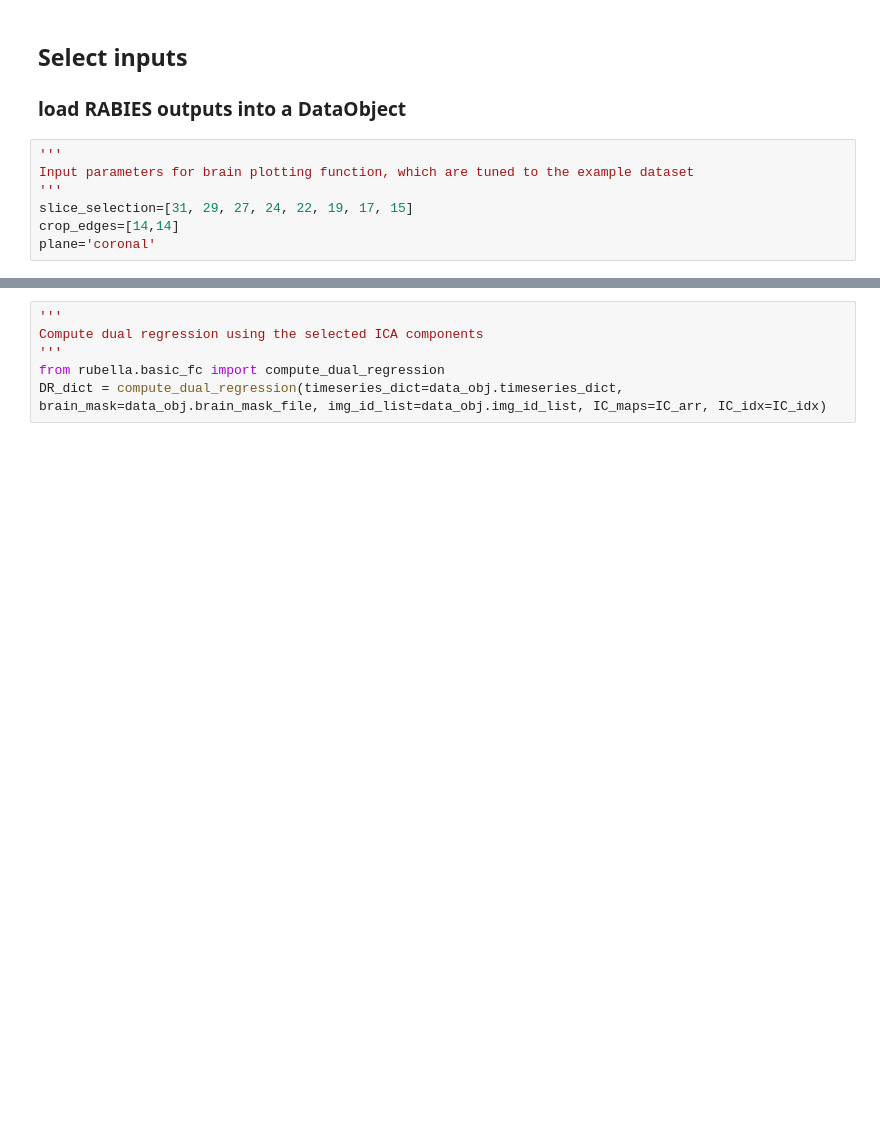
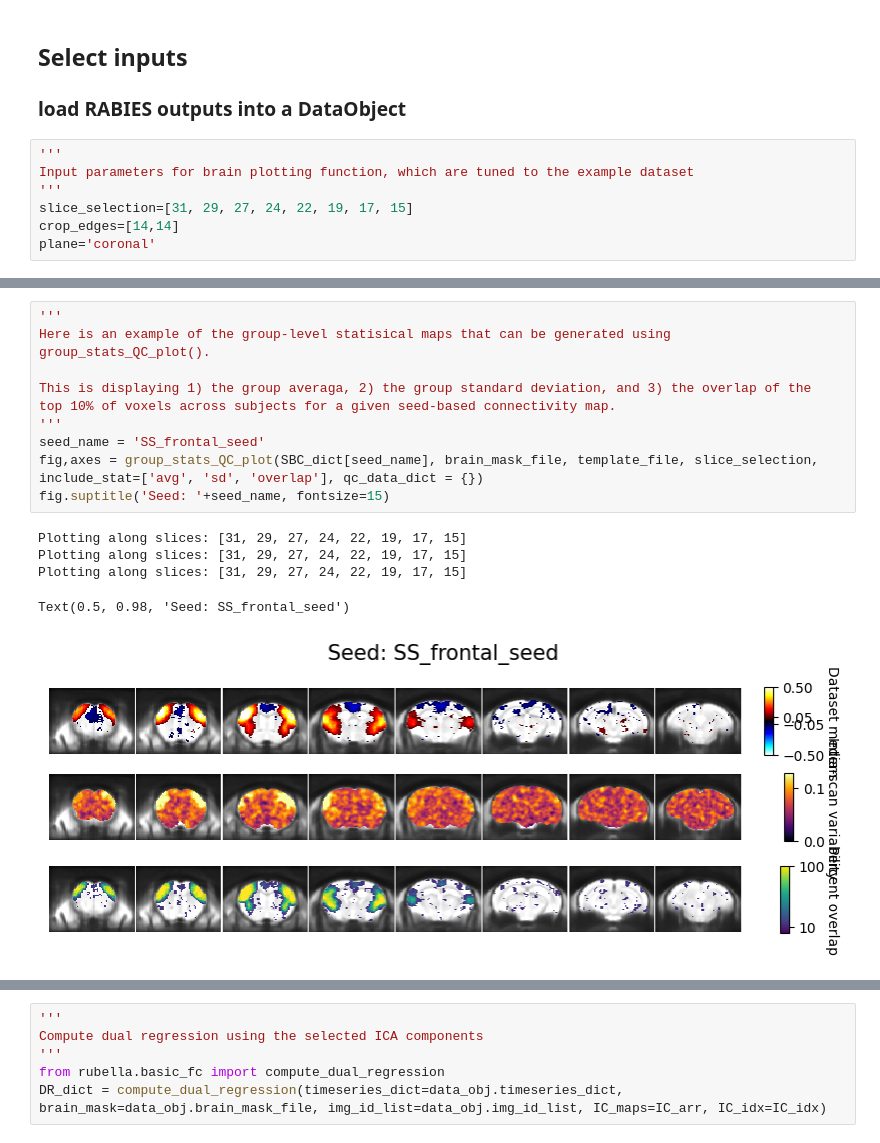
Before and after one commit to functional-neuroimaging/RUBELLA, a Jupyter notebook: docs/examples/rubella_QC_example.ipynb, the cells around one changed output, grey strips where cells are left out. Saved outputs shown, nothing was run; the diff lists cells and outputs as text; blank space fills up the shorter version.

Commit message:
Revise QC example notebook for clarity

```diff
--- a/docs/examples/rubella_QC_example.ipynb
+++ b/docs/examples/rubella_QC_example.ipynb
@@ -70,0 +142,16 @@ data_obj = DataObject(brain_mask_file, timeseries_file_list, img_id_list=None, f
+# %%
+'''
+Here is an example of the group-level statisical maps that can be generated using group_stats_QC_plot().
+
+This is displaying 1) the group averaga, 2) the group standard deviation, and 3) the overlap of the
+top 10% of voxels across subjects for a given seed-based connectivity map.
+'''
+seed_name = 'SS_frontal_seed'
+fig,axes = group_stats_QC_plot(SBC_dict[seed_name], brain_mask_file, template_file, slice_selection, include_stat=['avg', 'sd', 'overlap'], qc_data_dict = {})
+fig.suptitle('Seed: '+seed_name, fontsize=15)
+# %% [output]
+Plotting along slices: [31, 29, 27, 24, 22, 19, 17, 15]
+Plotting along slices: [31, 29, 27, 24, 22, 19, 17, 15]
+Plotting along slices: [31, 29, 27, 24, 22, 19, 17, 15]
+Text(0.5, 0.98, 'Seed: SS_frontal_seed')
+[figure, added]
```
Also changed, not shown: parts of 34 cells of this notebook.
